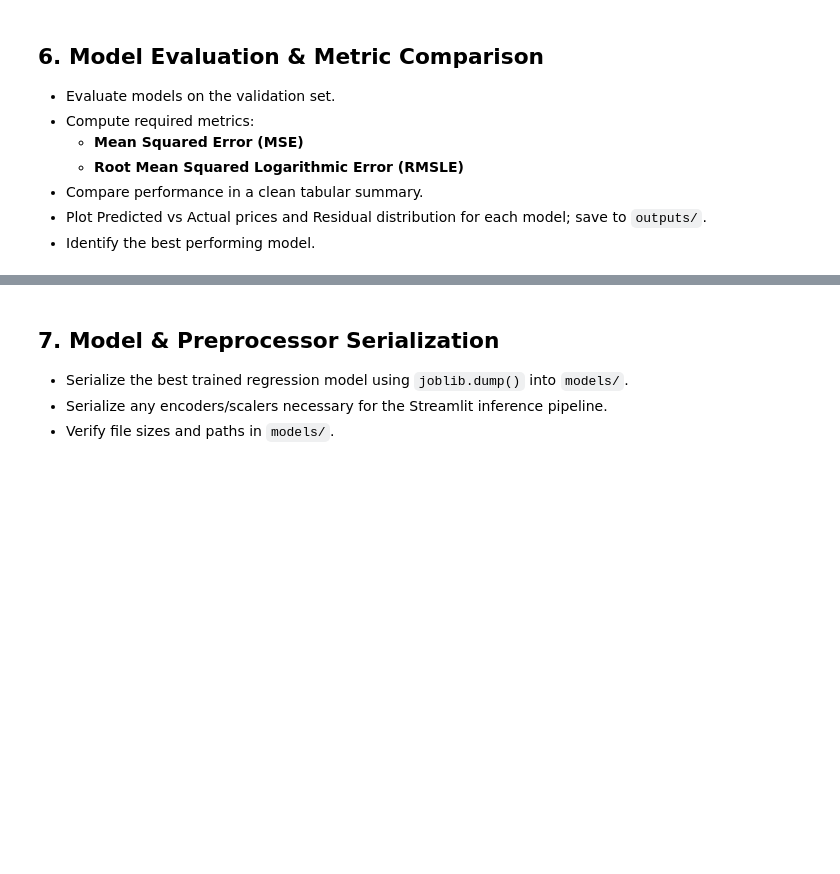
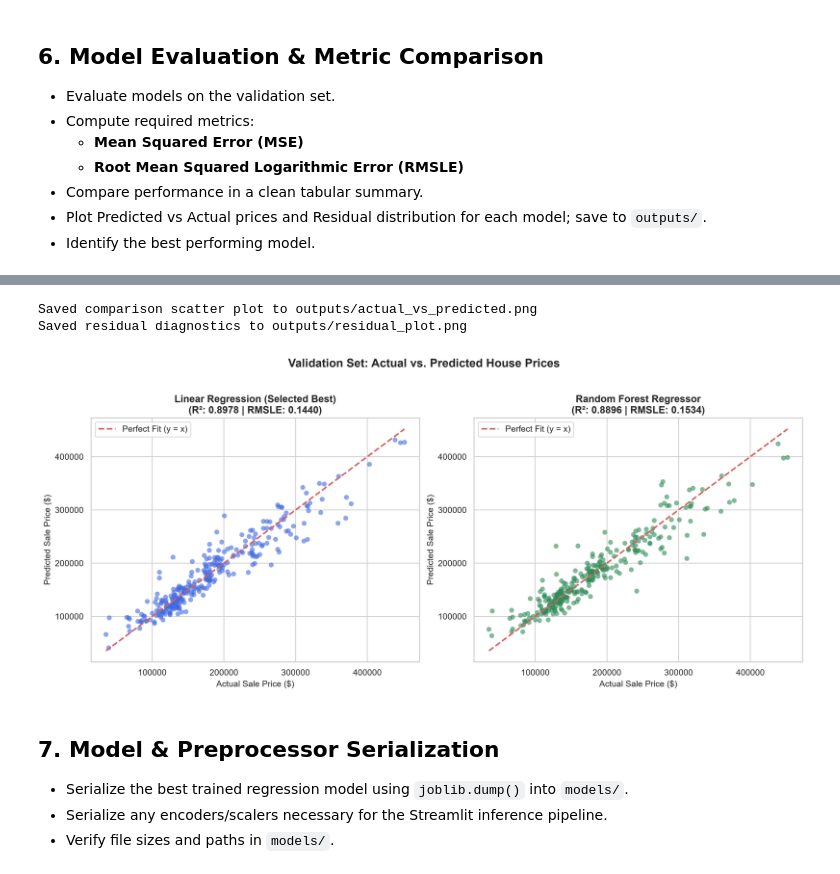
Before and after one commit to Mudasiriqbal-developer/Machine-Learning, a Jupyter notebook: ML Assingment Projects/House Price Prediction/house_price_prediction.ipynb, the cells around one changed output, grey strips where cells are left out. Drawn from its saved outputs; the diff is of its cells as text; code cells hidden in the pictures; blank space fills up the shorter version.

```diff
--- a/ML Assingment Projects/House Price Prediction/house_price_prediction.ipynb
+++ b/ML Assingment Projects/House Price Prediction/house_price_prediction.ipynb
@@ -51,3 +445,59 @@
+# %%
+# ==============================================================================
+# 6b. Model Diagnostic Plots: Actual vs Predicted & Residuals
+# ==============================================================================
+# Plot 1: Actual vs Predicted Prices (Comparison)
+fig, axes = plt.subplots(1, 2, figsize=(14, 6))
+
+for ax, preds, name, r2_val, rmsle_val, color in [
+    (axes[0], lr_val_pred, "Linear Regression (Selected Best)", lr_r2_val, lr_rmsle, "royalblue"),
+    (axes[1], rf_val_pred, "Random Forest Regressor", rf_r2_val, rf_rmsle, "seagreen")
+]:
+    ax.scatter(y_val_actual, preds, alpha=0.6, color=color, edgecolors="none", s=40)
+    # 45-degree reference line
+    min_val = min(y_val_actual.min(), preds.min())
+    max_val = max(y_val_actual.max(), preds.max())
+    ax.plot([min_val, max_val], [min_val, max_val], "r--", lw=2, label="Perfect Fit (y = x)")
+
+    ax.set_title(f"{name}\n(R²: {r2_val:.4f} | RMSLE: {rmsle_val:.4f})", fontsize=13, weight="bold")
+    ax.set_xlabel("Actual Sale Price ($)", fontsize=11)
+    ax.set_ylabel("Predicted Sale Price ($)", fontsize=11)
+    ax.legend(loc="upper left")
+
+plt.suptitle("Validation Set: Actual vs. Predicted House Prices", fontsize=15, weight="bold", y=1.02)
+plt.tight_layout()
+plt.savefig("outputs/actual_vs_predicted.png", dpi=300, bbox_inches="tight")
+plt.close()
+print("Saved comparison scatter plot to outputs/actual_vs_predicted.png")
+
+# Plot 2: Residual Analysis for Best Model (Linear Regression)
+residuals = y_val_actual - best_preds
+
+fig, axes = plt.subplots(1, 2, figsize=(14, 5))
+
+# Subplot 1: Residuals vs Predicted Prices (Homoscedasticity)
+axes[0].scatter(best_preds, residuals, alpha=0.6, color="royalblue", s=40)
+axes[0].axhline(0, color="crimson", linestyle="--", lw=2)
+axes[0].set_title(f"Residuals vs. Predicted ({best_model_name})", fontsize=13, weight="bold")
+axes[0].set_xlabel("Predicted Sale Price ($)", fontsize=11)
+axes[0].set_ylabel("Residual (Actual - Predicted) [$]", fontsize=11)
+
+# Subplot 2: Residual Distribution (Normality)
+sns.histplot(residuals, kde=True, ax=axes[1], color="royalblue", bins=30)
+axes[1].axvline(0, color="crimson", linestyle="--", lw=2)
+axes[1].set_title("Residuals Error Distribution", fontsize=13, weight="bold")
+axes[1].set_xlabel("Residual Error ($)", fontsize=11)
+axes[1].set_ylabel("Frequency", fontsize=11)
+
+plt.suptitle(f"Residual Diagnostics (Best Model: {best_model_name})", fontsize=15, weight="bold", y=1.02)
+plt.tight_layout()
+plt.savefig("outputs/residual_plot.png", dpi=300, bbox_inches="tight")
+plt.close()
+print("Saved residual diagnostics to outputs/residual_plot.png")
+# %% [output]
+Saved comparison scatter plot to outputs/actual_vs_predicted.png
+Saved residual diagnostics to outputs/residual_plot.png
+[figure, added]
 # %% [markdown]
 ## 7. Model & Preprocessor Serialization
 - Serialize the best trained regression model using `joblib.dump()` into `models/`.
```
Also changed, not shown: parts of 11 cells of this notebook, 12 other files.
